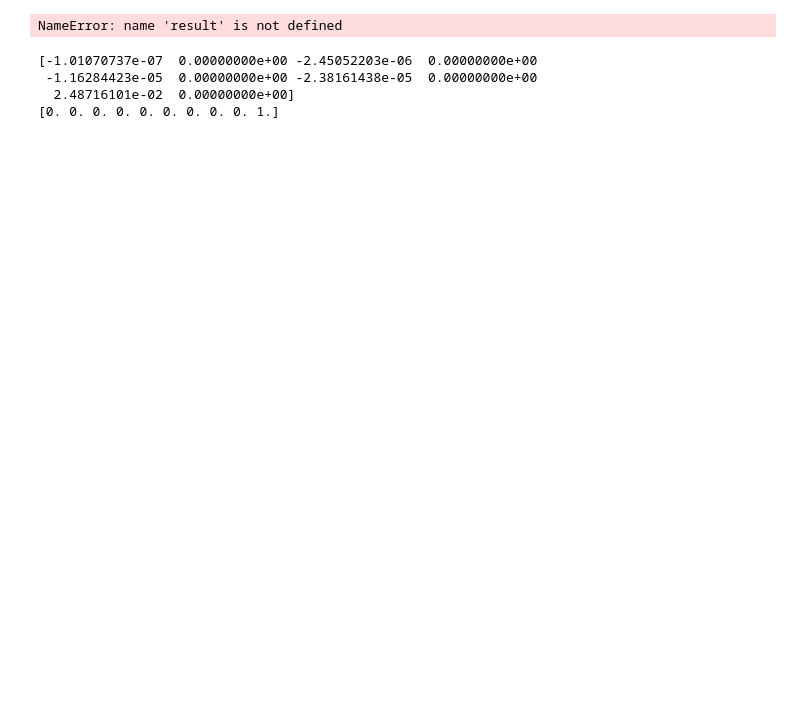
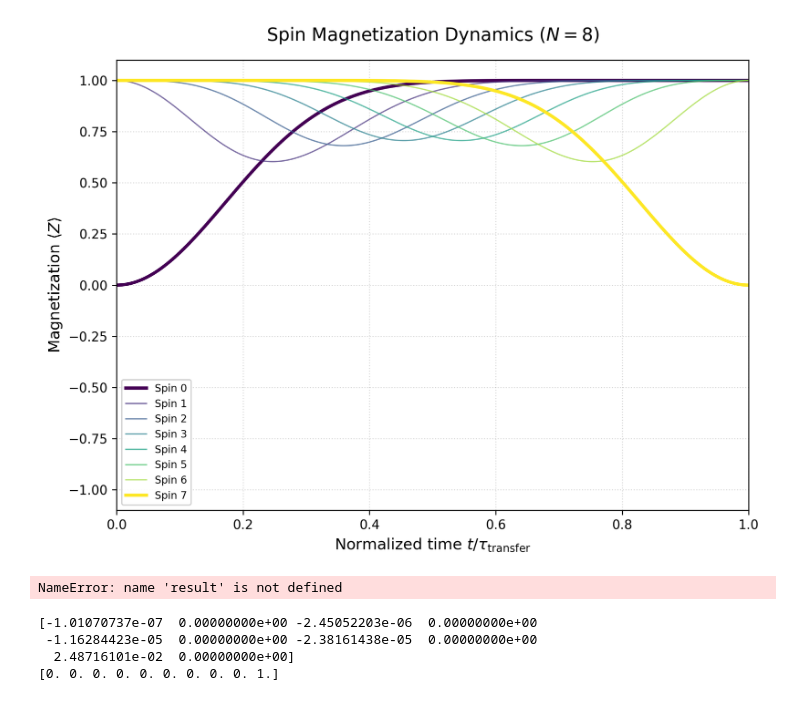
Before and after one commit to OsQarM/quantum_state_transfer, a Jupyter notebook: notebooks/standard_encoding_test.ipynb, the cells around one changed output. Cells and saved outputs as stored; diff of their text form; code cells hidden in the pictures; blank space fills up the shorter version.

```diff
--- a/notebooks/standard_encoding_test.ipynb
+++ b/notebooks/standard_encoding_test.ipynb
@@ -64,3 +95,7 @@ plots.plot_z_expectations(magnetizations, N)
+# %%
+plots.plot_expectations_gradient(magnetizations["Sz"], N)
+# %% [output]
+[figure, added]
 # %%
 import pandas as pd
 
```
Also changed, not shown: parts of 9 cells of this notebook, 3 other files.
